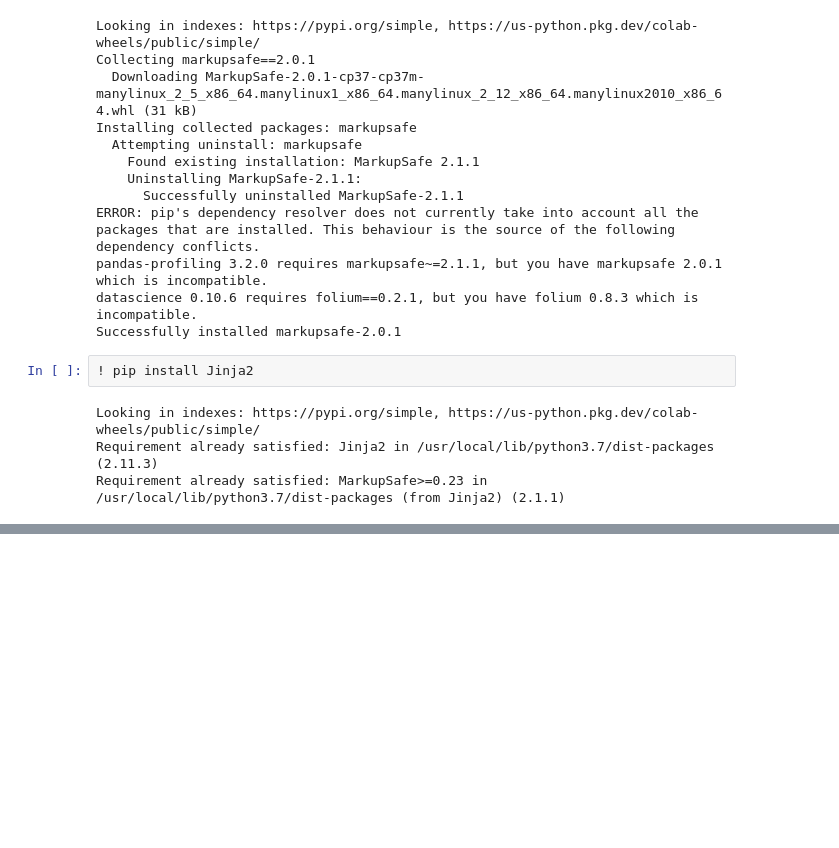
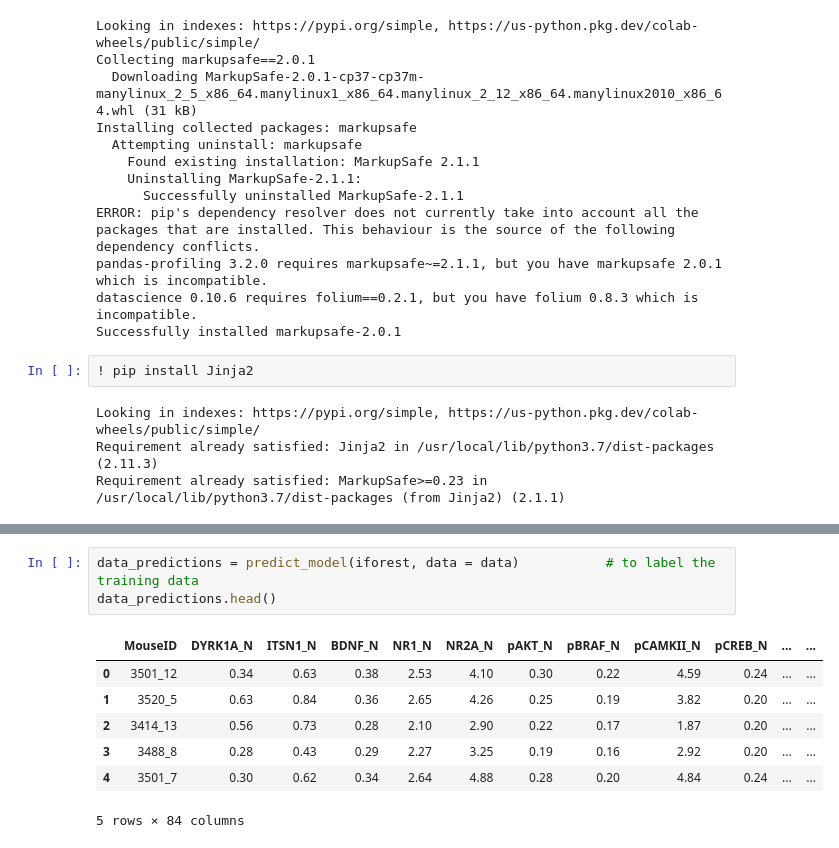
Before and after one commit to fidslk/FDA_test, a Jupyter notebook: Python_Workbook.ipynb, the cells around one changed output, grey strips where cells are left out. Saved outputs shown, nothing was run; the diff lists cells and outputs as text; blank space fills up the shorter version.

```diff
--- a/Python_Workbook.ipynb
+++ b/Python_Workbook.ipynb
@@ -170,0 +225,11 @@ IForest(behaviour='new', bootstrap=False, contamination=0.05,
+# %%
+data_predictions = predict_model(iforest, data = data)           # to label the training data
+data_predictions.head()
+# %% [output]
+|  | MouseID | DYRK1A_N | ITSN1_N | BDNF_N | NR1_N | NR2A_N | pAKT_N | pBRAF_N | pCAMKII_N | pCREB_N | ... | ... |
+| 0 | 3501_12 | 0.34 | 0.63 | 0.38 | 2.53 | 4.10 | 0.30 | 0.22 | 4.59 | 0.24 | ... | ... |
+| 1 | 3520_5 | 0.63 | 0.84 | 0.36 | 2.65 | 4.26 | 0.25 | 0.19 | 3.82 | 0.20 | ... | ... |
+| 2 | 3414_13 | 0.56 | 0.73 | 0.28 | 2.10 | 2.90 | 0.22 | 0.17 | 1.87 | 0.20 | ... | ... |
+| 3 | 3488_8 | 0.28 | 0.43 | 0.29 | 2.27 | 3.25 | 0.19 | 0.16 | 2.92 | 0.20 | ... | ... |
+| 4 | 3501_7 | 0.30 | 0.62 | 0.34 | 2.64 | 4.88 | 0.28 | 0.20 | 4.84 | 0.24 | ... | ... |
+5 rows × 84 columns
```
Also changed, not shown: parts of 10 cells of this notebook.
